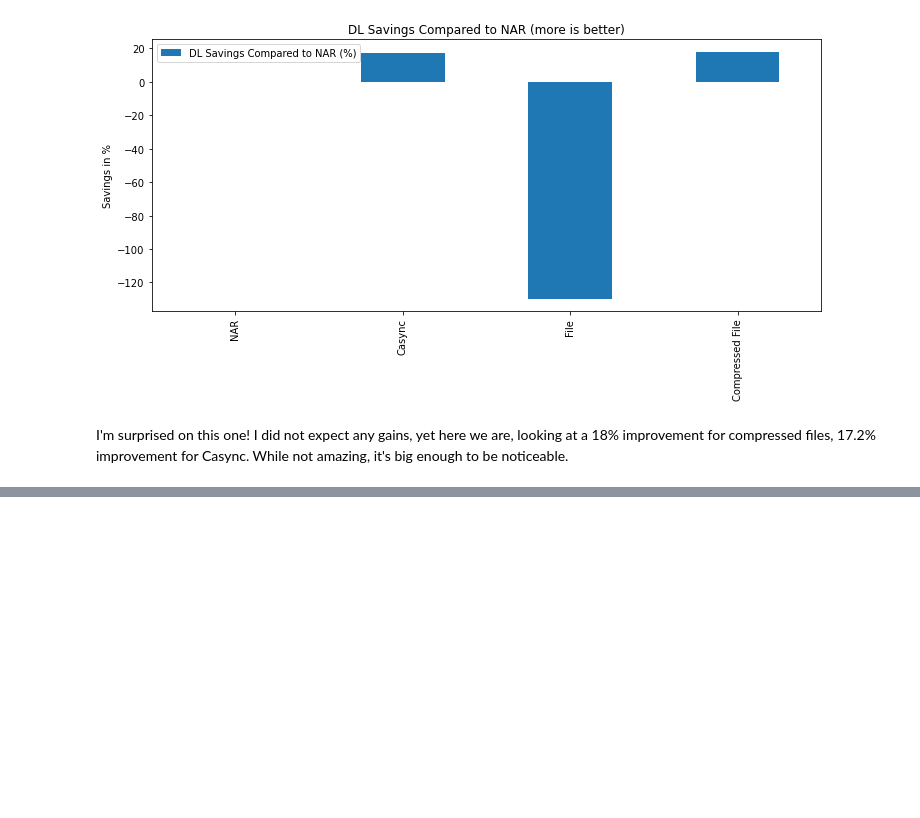
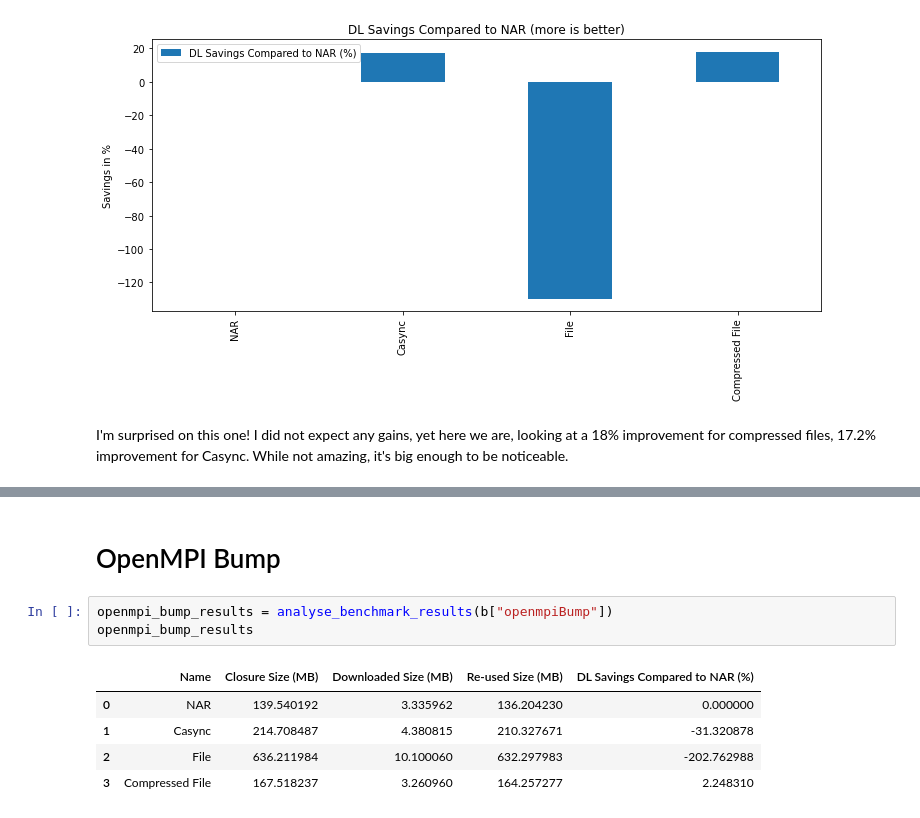
Before and after one commit to picnoir/nix-guix-substitution-benchmark, a Jupyter notebook: analysis-notebook/Analysis.ipynb, the cells around one changed output, grey strips where cells are left out. Drawn from its saved outputs; the diff is of its cells as text; blank space fills up the shorter version.

```diff
--- a/analysis-notebook/Analysis.ipynb
+++ b/analysis-notebook/Analysis.ipynb
@@ -285,0 +240,11 @@ I'm surprised on this one! I did not expect any gains, yet here we are, looking
+# %% [markdown]
+# OpenMPI Bump
+# %%
+openmpi_bump_results = analyse_benchmark_results(b["openmpiBump"])
+openmpi_bump_results
+# %% [output]
+|  | Name | Closure Size (MB) | Downloaded Size (MB) | Re-used Size (MB) | DL Savings Compared to NAR (%) |
+| 0 | NAR | 139.540192 | 3.335962 | 136.204230 | 0.000000 |
+| 1 | Casync | 214.708487 | 4.380815 | 210.327671 | -31.320878 |
+| 2 | File | 636.211984 | 10.100060 | 632.297983 | -202.762988 |
+| 3 | Compressed File | 167.518237 | 3.260960 | 164.257277 | 2.248310 |
```
Also changed, not shown: parts of 36 cells of this notebook, 26 other files.
